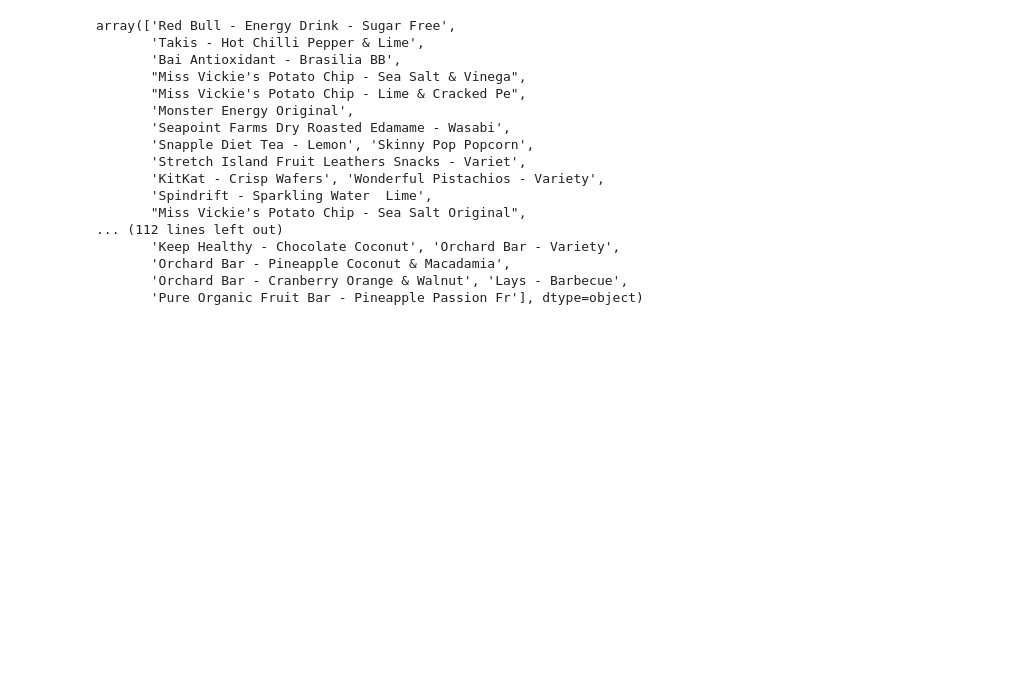
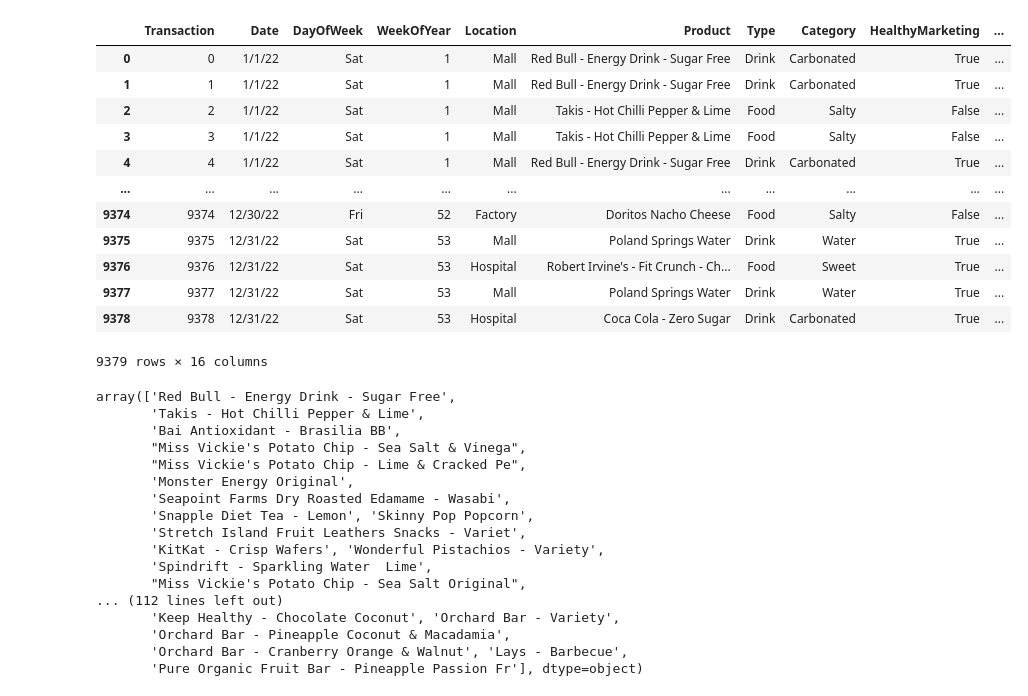
Before and after one commit to tomweinandy/AIinPowerBI, a Jupyter notebook: clean_vending_data.ipynb, the cells around one changed output. Saved outputs shown, nothing was run; the diff lists cells and outputs as text; code cells hidden in the pictures; blank space fills up the shorter version.

```diff
--- a/clean_vending_data.ipynb
+++ b/clean_vending_data.ipynb
@@ -22,3 +39,18 @@ df = df.to_csv('vending_machine.csv')
 """
 # %%
 df = pd.read_csv('vending.csv')
+df
+# %% [output]
+|  | Transaction | Date | DayOfWeek | WeekOfYear | Location | Product | Type | Category | HealthyMarketing | ... |
+| 0 | 0 | 1/1/22 | Sat | 1 | Mall | Red Bull - Energy Drink - Sugar Free | Drink | Carbonated | True | ... |
+| 1 | 1 | 1/1/22 | Sat | 1 | Mall | Red Bull - Energy Drink - Sugar Free | Drink | Carbonated | True | ... |
+| 2 | 2 | 1/1/22 | Sat | 1 | Mall | Takis - Hot Chilli Pepper & Lime | Food | Salty | False | ... |
+| 3 | 3 | 1/1/22 | Sat | 1 | Mall | Takis - Hot Chilli Pepper & Lime | Food | Salty | False | ... |
+| 4 | 4 | 1/1/22 | Sat | 1 | Mall | Red Bull - Energy Drink - Sugar Free | Drink | Carbonated | True | ... |
+| ... | ... | ... | ... | ... | ... | ... | ... | ... | ... | ... |
+| 9374 | 9374 | 12/30/22 | Fri | 52 | Factory | Doritos Nacho Cheese | Food | Salty | False | ... |
+| 9375 | 9375 | 12/31/22 | Sat | 53 | Mall | Poland Springs Water | Drink | Water | True | ... |
+| 9376 | 9376 | 12/31/22 | Sat | 53 | Hospital | Robert Irvine's - Fit Crunch - Ch... | Food | Sweet | True | ... |
+| 9377 | 9377 | 12/31/22 | Sat | 53 | Mall | Poland Springs Water | Drink | Water | True | ... |
+| 9378 | 9378 | 12/31/22 | Sat | 53 | Hospital | Coca Cola - Zero Sugar | Drink | Carbonated | True | ... |
+9379 rows × 16 columns
```
Also changed, not shown: parts of 3 cells of this notebook, 1 other file.
